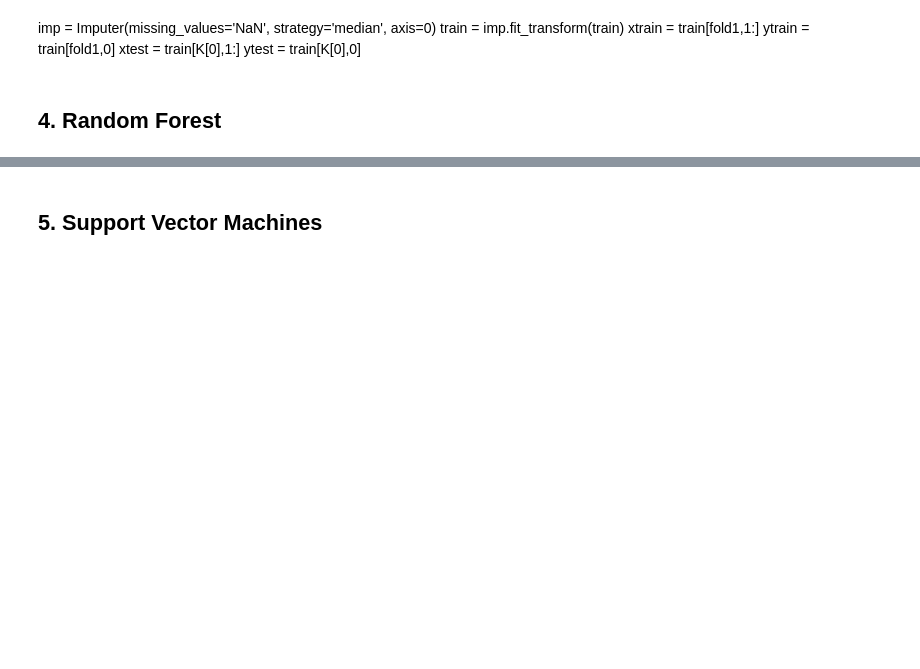
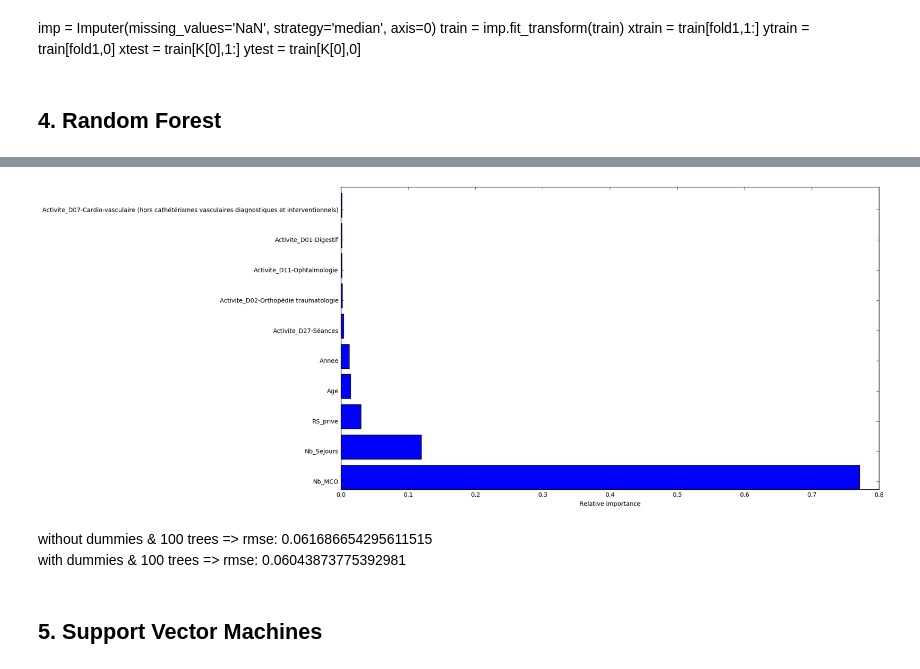
Before and after one commit to MarieCrappe/ANAPchallenge, a Jupyter notebook: Challenge ANAP.ipynb, the cells around one changed output, grey strips where cells are left out. Drawn from its saved outputs; the diff is of its cells as text; code cells hidden in the pictures; blank space fills up the shorter version.

Commit message:
RSME with dummies

```diff
--- a/Challenge ANAP.ipynb
+++ b/Challenge ANAP.ipynb
@@ -186,3 +212,18 @@ rmse: 0.061686654295611515
+# %%
+# sort importances
+plt.figure(figsize=(16,9))
+features_names = train.drop('Target', axis=1).columns.values
+indices = np.argsort(rd.feature_importances_)[::-1]
+indices = indices[:10]
+# plot as bar chart
+plt.barh(np.arange(10), rd.feature_importances_[indices])
+plt.yticks(np.arange(10) + 0.25, np.array(features_names)[indices])
+_ = plt.xlabel('Relative importance')
+# %% [output]
+[figure, added]
+# %% [markdown]
+without dummies & 100 trees => rmse: 0.061686654295611515 <br>
+with dummies & 100 trees => rmse: 0.06043873775392981
 # %% [markdown]
 ## 5. Support Vector Machines
 # %%
```
Also changed, not shown: parts of 4 cells of this notebook.
